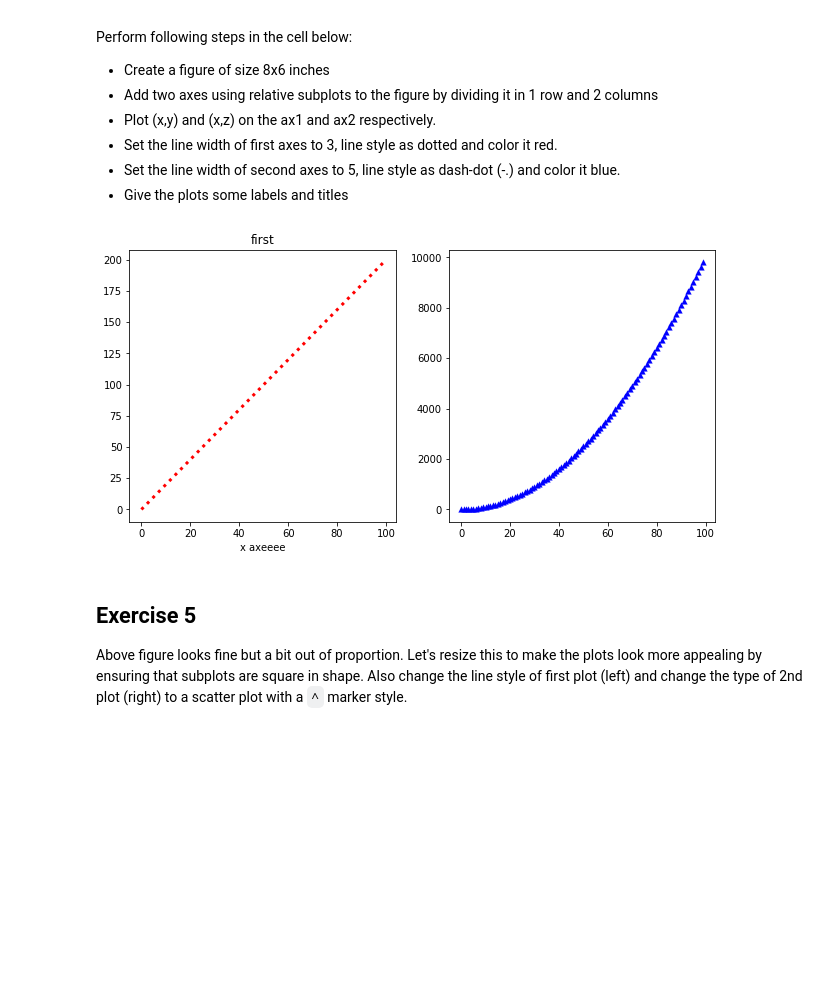
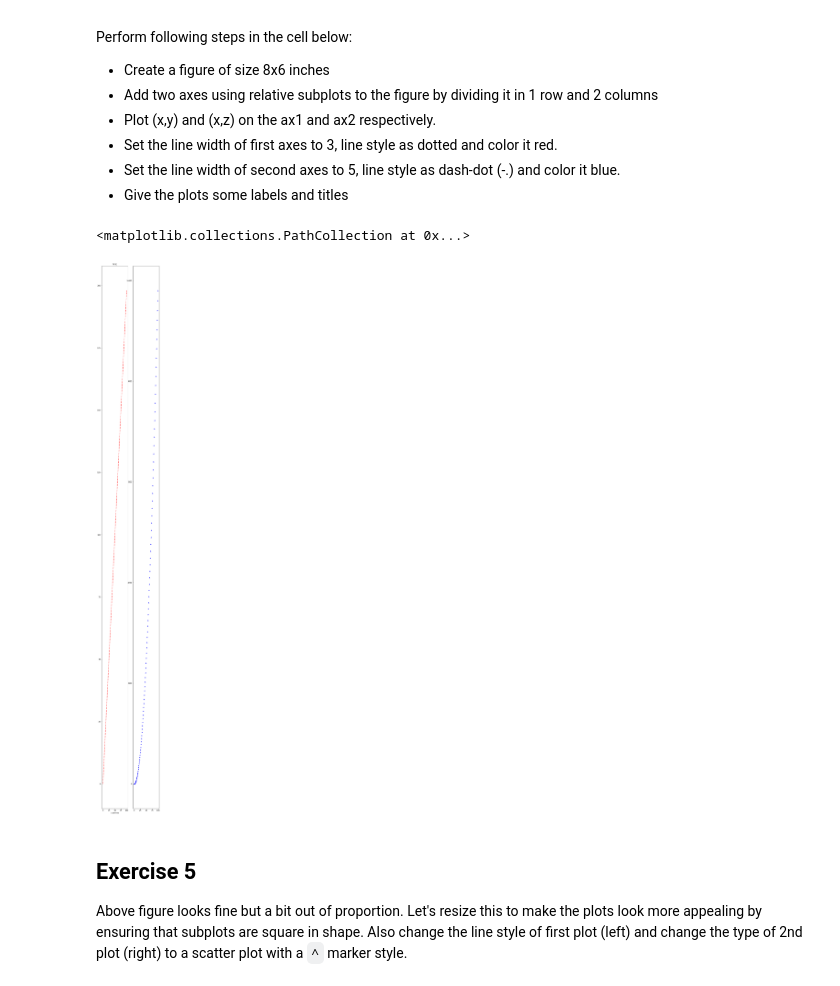
Before and after one commit to nsragow/dsc-more-practice-with-matplotlib-lab-nyc-ds-career-042219, a Jupyter notebook: index.ipynb, the cells around one changed output. Drawn from its saved outputs; the diff is of its cells as text; code cells hidden in the pictures; blank space fills up the shorter version.

```diff
--- a/index.ipynb
+++ b/index.ipynb
@@ -111,21 +111,22 @@ Perform following steps in the cell below:
 * Give the plots some labels and titles
 # %%
 fig, axes = plt.subplots(ncols=2,nrows=1)
-plt.subplots_adjust()
+plt.subplots_adjust(bottom=0,top=11)
 ax1 = axes[0]
 ax2 = axes[1]
 
 ax1.plot(x,y,lw=3,ls=":",color="red")
 ax1.set_title("first")
 ax1.set_xlabel("x axeeee")
 
 ax2.scatter(x,z,lw=.1,color="blue",marker="^")
-ax2.figure.set_figheight(5)
-ax2.figure.set_figwidth(10.5)
+#ax2.figure.set_figheight(5)
+#ax2.figure.set_figwidth(10.5)
 #fig.set_figheight(10)
 #fig.set_figwidth(10)
 # %% [output]
+<matplotlib.collections.PathCollection at 0x...>
-[figure, old version]
+[figure, new version]
 # %% [markdown]
 ## Exercise 5
 
```
